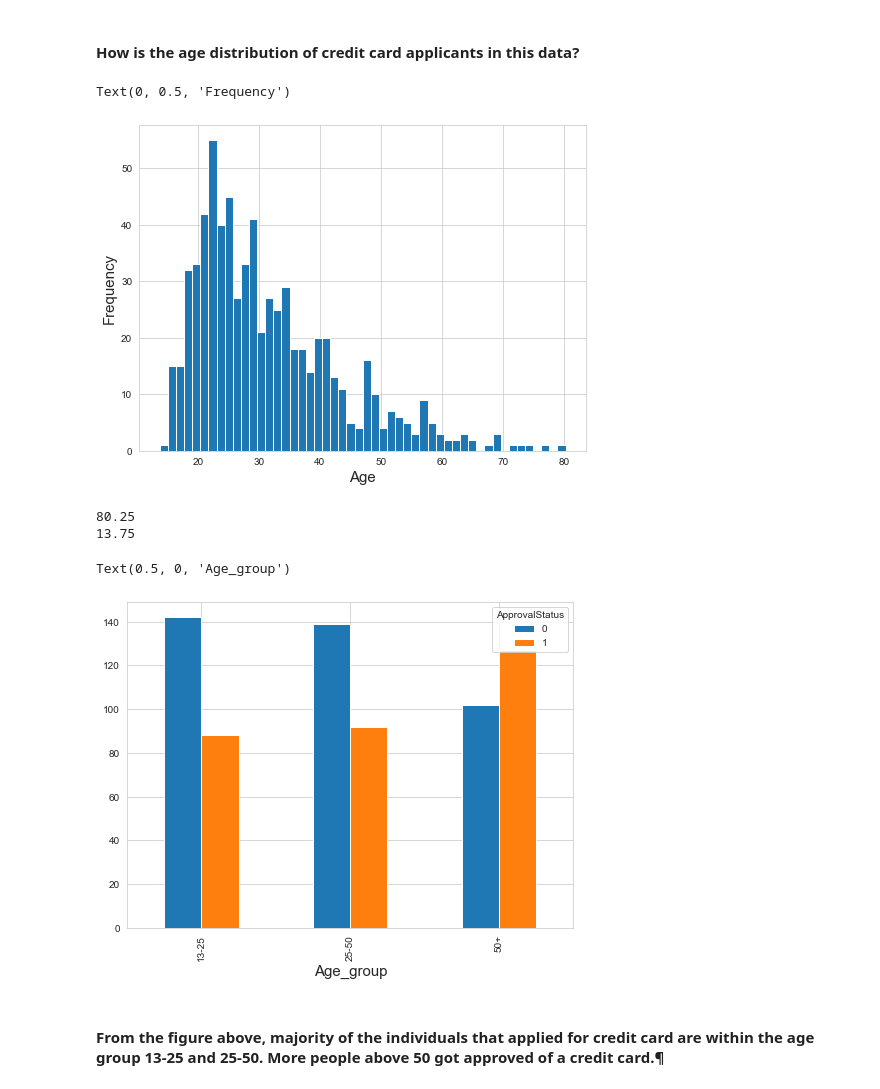
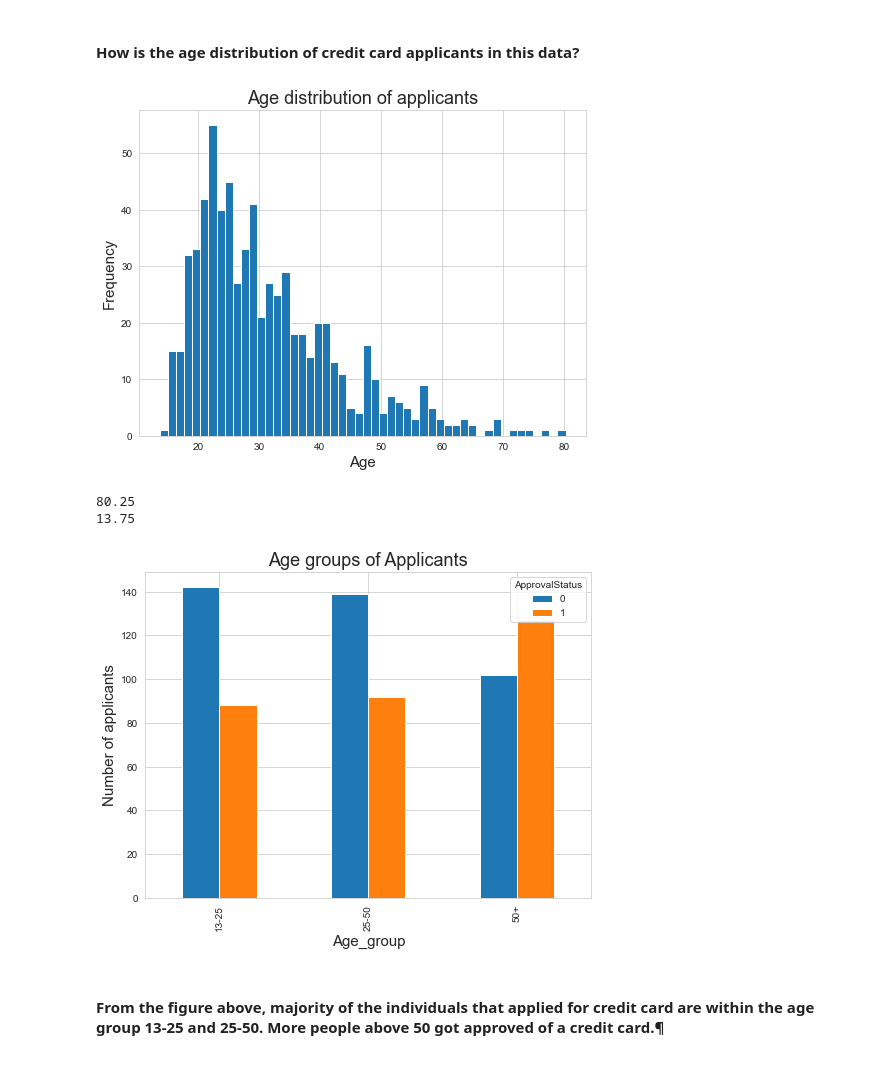
Before and after one commit to Martloni/Predict_credit_card_approval, a Jupyter notebook: credit_card_approval.ipynb, the cells around one changed output. Drawn from its saved outputs; the diff is of its cells as text; code cells hidden in the pictures.

```diff
--- a/credit_card_approval.ipynb
+++ b/credit_card_approval.ipynb
@@ -341,11 +343,12 @@ sns.countplot(cc_apps['ApprovalStatus'])
 # %%
 plt.figure(figsize = (8, 6))
 cc_apps['Age'].plot(kind = 'hist', bins = 50)
 plt.xlabel('Age', fontsize = 15)
 plt.ylabel('Frequency', fontsize = 15)
+plt.title('Age distribution of applicants', size = 18)
+plt.show()
 # %% [output]
-Text(0, 0.5, 'Frequency')
-[figure, old version]
+[figure, new version]
 # %%
 print(cc_apps['Age'].max())
 print(cc_apps['Age'].min())
@@ -360,9 +363,11 @@ cc_apps['Age_group'] = pd.qcut(cc_apps['Age'], q = 3, labels = age_group)
 # %%
 pd.pivot_table(data = cc_apps, index = ['Age_group'], columns = 'ApprovalStatus', aggfunc='size', fill_value=0).plot(kind = 'bar', figsize = (8,6))
 plt.xlabel('Age_group', fontsize = 15)
+plt.ylabel('Number of applicants', fontsize = 15)
+plt.title('Age groups of Applicants', size = 18)
+plt.show()
 # %% [output]
-Text(0.5, 0, 'Age_group')
-[figure, old version]
+[figure, new version]
 # %% [markdown]
 #### From the figure above, majority of the individuals that applied for credit card are within the age group 13-25 and 25-50. More people above 50 got approved of a credit card.¶
 # %% [markdown]
```
Also changed, not shown: parts of 7 cells of this notebook.
